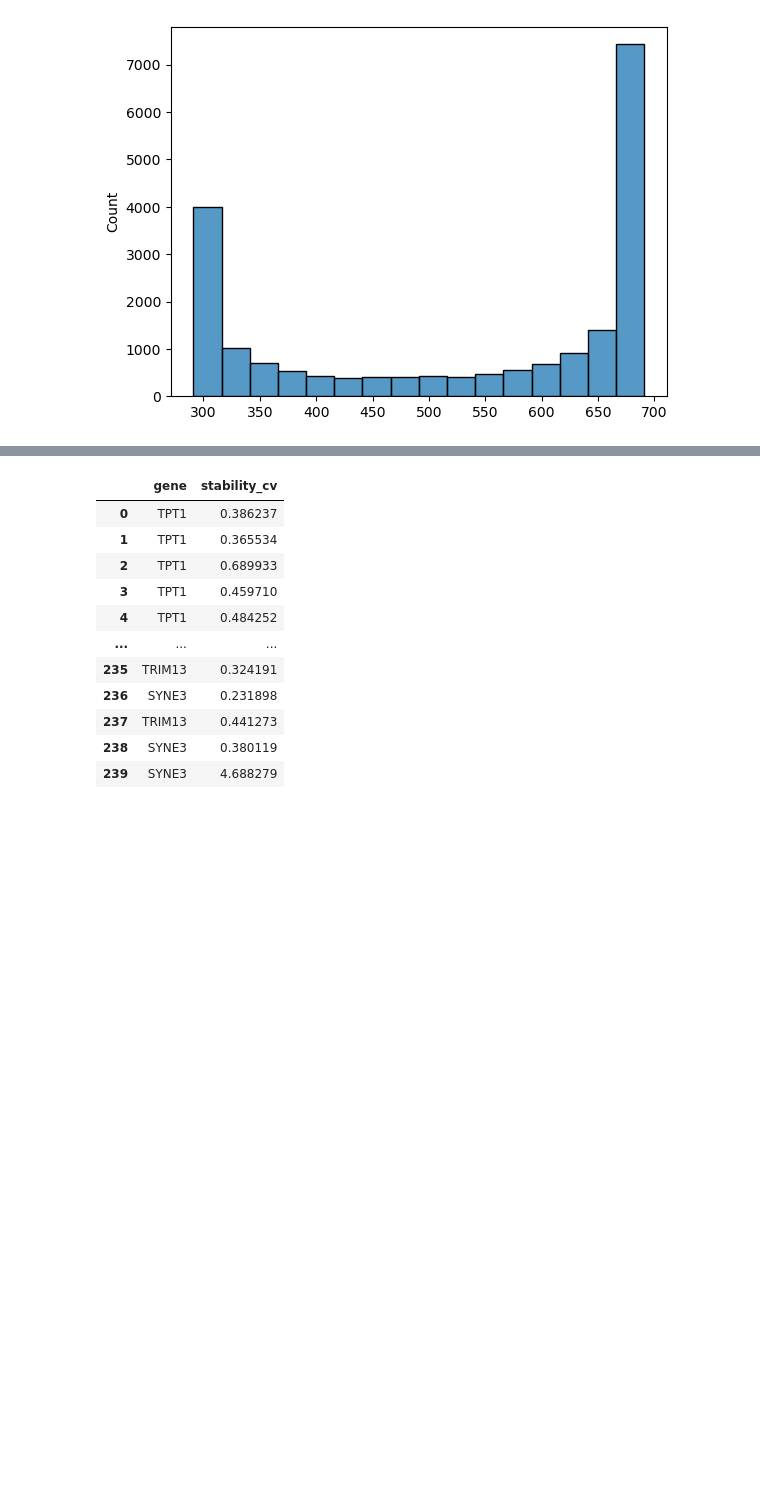
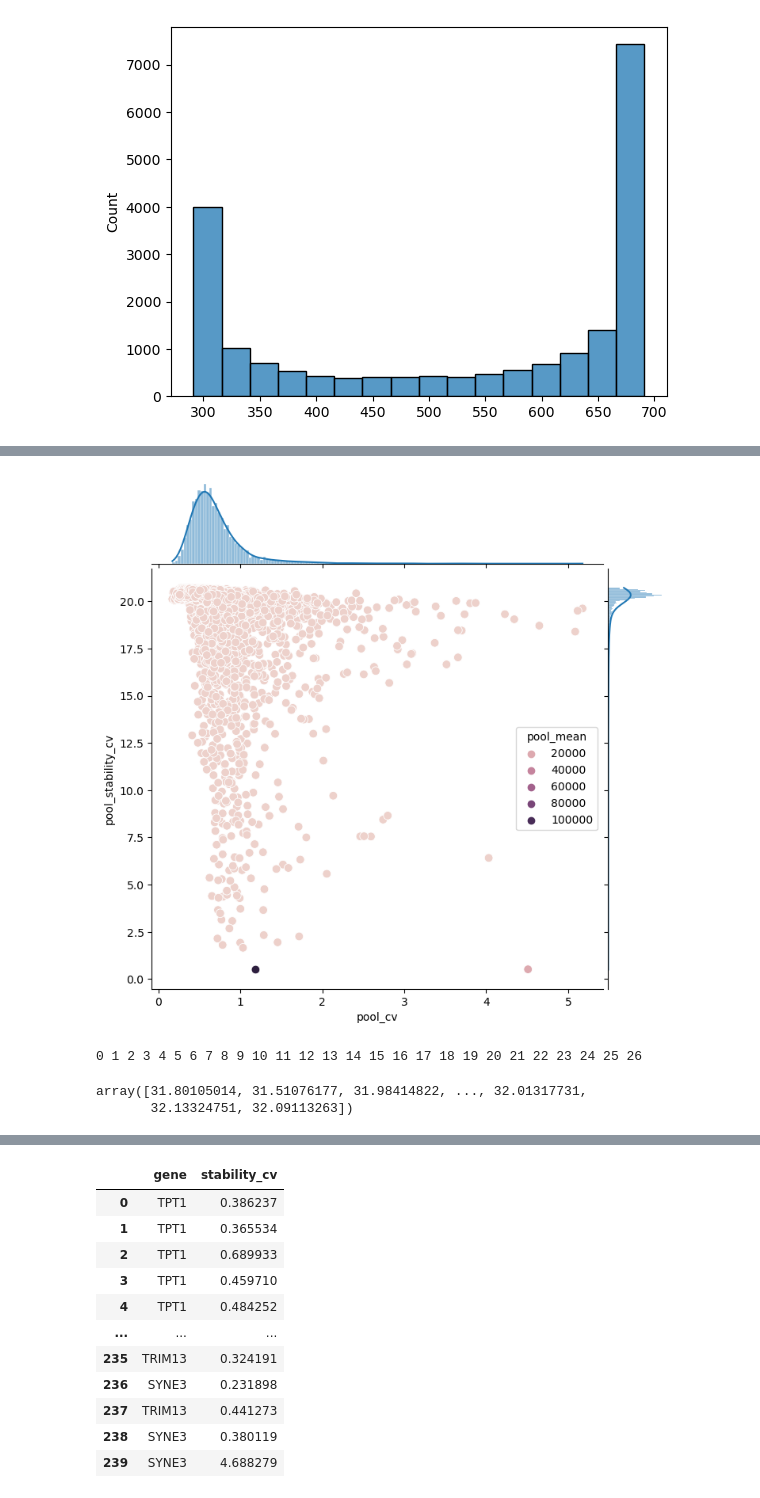
Before and after one commit to guilhermetabordaribas/housekeepingMinerPy, a Jupyter notebook: testing_pkg_hkgMiner.ipynb, the cells around one changed output, grey strips where cells are left out. Saved outputs shown, nothing was run; the diff lists cells and outputs as text; code cells hidden in the pictures; blank space fills up the shorter version.

Commit message:
stability cv update

```diff
--- a/testing_pkg_hkgMiner.ipynb
+++ b/testing_pkg_hkgMiner.ipynb
@@ -92,3 +126,46 @@ sns.scatterplot(x='pool_cv',y='pool_stability_cv', hue='pool_mean', data=adata.v
+# %%
+import pandas as pd
+import numpy as np
+import anndata as ad
+
+import matplotlib.pyplot as plt
+from matplotlib.gridspec import GridSpec
+import seaborn as sns
+
+def plot_stb_cv(adata, x:str = 'pool_cv', y:str = 'pool_stability_cv', hue:str = 'pool_mean'):
+    fig = plt.figure(figsize=(8.35,8.35))
+    gs = GridSpec(2, 2, width_ratios=[8, 1], height_ratios=[1, 5], wspace=.02, hspace=.02)
+
+    ax_clu = fig.add_subplot(gs[1,0])
+    ax_hist_cv = fig.add_subplot(gs[1,1])
+    ax_hist_mean = fig.add_subplot(gs[0,0])
+
+    sns.scatterplot(x=x, y=y, hue=hue, palette=None, data=adata.var, s=60, ax=ax_clu)
+    ax_clu.spines[['right', 'top']].set_visible(False)
+
+    sns.histplot(x=x, ec='white', data=adata.var, kde=True, ax=ax_hist_mean)
+    ax_hist_mean.spines[['left','right', 'top']].set_visible(False)
+    ax_hist_mean.set_xlabel(None)
+    ax_hist_mean.set_ylabel(None)
+    ax_hist_mean.set_xticklabels([])
+    ax_hist_mean.set_yticklabels([])
+    ax_hist_mean.tick_params(left = False)
+    ax_hist_mean.grid(False)
+
+    sns.histplot(y=y, ec='white', data=adata.var, kde=True, ax=ax_hist_cv)
+    ax_hist_cv.spines[['right', 'top','bottom']].set_visible(False)
+    ax_hist_cv.set_ylabel(None)
+    ax_hist_cv.set_xlabel(None)
+    ax_hist_cv.set_yticklabels([])
+    ax_hist_cv.set_xticklabels([])
+    ax_hist_cv.tick_params(bottom = False)
+    ax_hist_cv.grid(False)
+
+    # return fig
+# %%
+plot_stb_cv(adata)
+# %% [output]
+[figure, added]
 # %%
 import tempfile
 import itertools
@@ -96,0 +176,26 @@ from sklearn.metrics import pairwise_distances
+# %%
+cols_ = []
+idx_ = []
+groups_col = 'louvain_group'
+X_ = adata.layers['trns_expr']
+df_mean_ = []
+df_std_ = []
+j = 0
+groups = adata.obs[groups_col].unique()
+for i,gc in enumerate(groups):
+    print(i, end=' ')
+    idx = np.where(adata.obs[groups_col]==gc)
+    df_mean_.append( pairwise_distances(X_[idx,:][0].T).mean(axis=0) )
+    df_std_.append( pairwise_distances(X_[idx,:][0].T).std(axis=0) )
+    # .append(mean_X_)
+    # .append(std_X_)
+# aux = pd.DataFrame(df_std_, columns=cols_, index=groups)/pd.DataFrame(df_mean_, columns=cols_, index=groups)
+# del(df_std_)
+# del(df_mean_)
+# %% [output]
+0 1 2 3 4 5 6 7 8 9 10 11 12 13 14 15 16 17 18 19 20 21 22 23 24 25 26
+# %%
+pairwise_distances(X_[:,:].T).std(axis=0) / pairwise_distances(X_[:,:].T).mean(axis=0)
+# %% [output]
+array([31.80105014, 31.51076177, 31.98414822, ..., 32.01317731,
+       32.13324751, 32.09113263])
```
Also changed, not shown: parts of 16 cells of this notebook, 2 other files.
